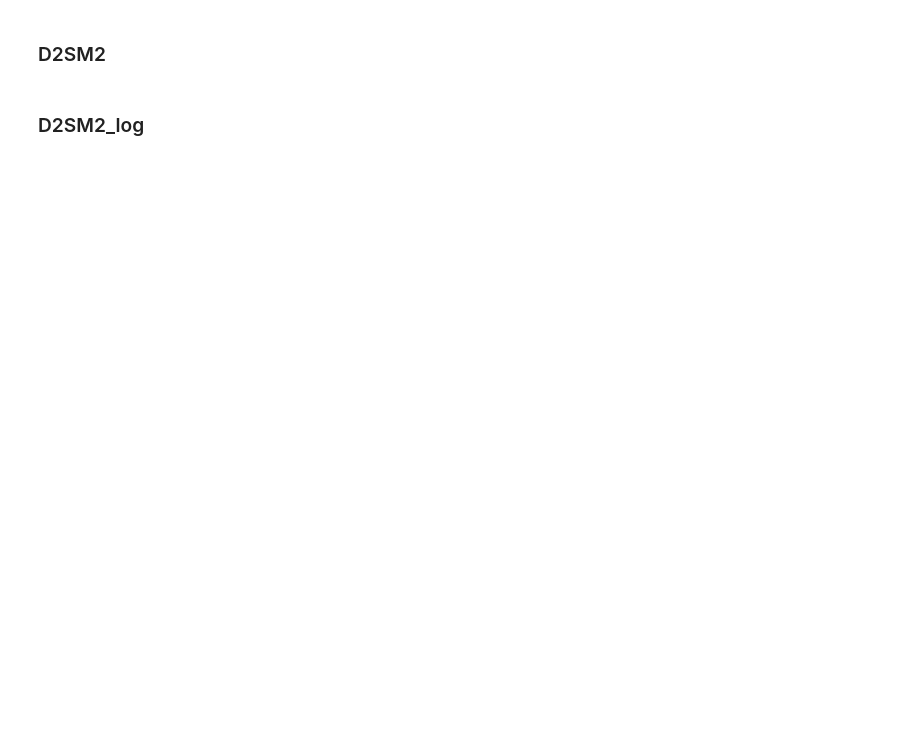
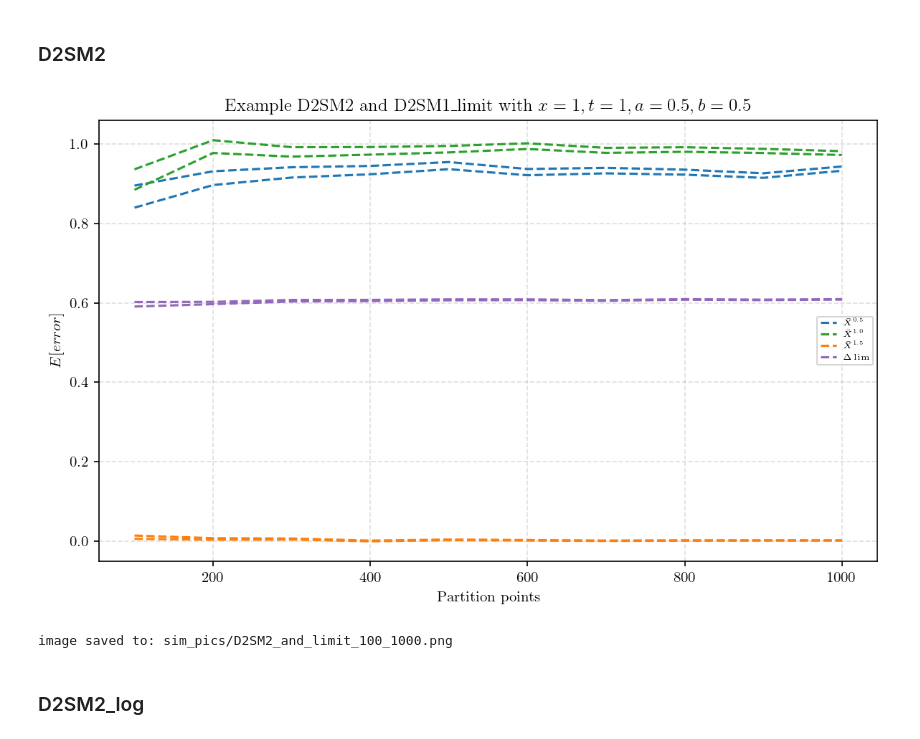
Before and after one commit to Andriyichenko/simulation, a Jupyter notebook: D2S/D2S_plot.ipynb, the cells around one changed output. Drawn from its saved outputs; the diff is of its cells as text; code cells hidden in the pictures; blank space fills up the shorter version.

```diff
--- a/D2S/D2S_plot.ipynb
+++ b/D2S/D2S_plot.ipynb
@@ -663,7 +681,7 @@ z=conf_level(a)
 A_std_df2=np.sqrt(df2['E']) #Aの標本標準偏差(SD)
 Am_std_df2=np.sqrt(df2['Em']) #Amの標本標準偏差(SD)
 A15_std_df2=np.sqrt(df2['E_1_5']) #A_1_5の標本標準偏差(SD)
-Axb_std_df3 = np.sqrt(df3['E_b']) #A_bの標本標準偏差(SD)
+Axb_std_df3 = np.sqrt(df3['Eb']) #A_bの標本標準偏差(SD)
 
 paths = 10 * (df2['points'] ** 2)
 # Standard errors of sample means
@@ -675,35 +693,38 @@ Axb_se_df3   = Axb_std_df3 / np.sqrt(paths)
 # Confidence bands
 A_up_df2     = df2['A']     + z * A_se_df2
 A_low_df2    = df2['A']     - z * A_se_df2
 Am_up_df2    = df2['Am']    + z * Am_se_df2
 Am_low_df2   = df2['Am']    - z * Am_se_df2
 A15_up_df2   = df2['A_1_5'] + z * A15_se_df2
 A15_low_df2  = df2['A_1_5'] - z * A15_se_df2
-Axb_up_df3   = df3['A_b'] + z * Axb_se_df3
-Axb_low_df3  = df3['A_b'] - z * Axb_se_df3
+Axb_up_df3   = df3['Ab'] + z * Axb_se_df3
+Axb_low_df3  = df3['Ab'] - z * Axb_se_df3
 
 
 # グラフを描画
 plt.figure(figsize=(8, 5), dpi=150)  # dpi とは Dots Per Inch を意味する
 plt.plot(df2["points"], A_up_df2, linestyle="--", color="#1f77b4", label=r"$\bar{X}^{0.5}$")
 plt.plot(df2["points"], A_low_df2, linestyle="--", color="#1f77b4")
 plt.plot(df2["points"], Am_up_df2, linestyle="--", color="#2ca02c", label=r"$\bar{X}^{1.0}$ ")
 plt.plot(df2["points"], Am_low_df2, linestyle="--", color="#2ca02c")
 plt.plot(df2["points"], A15_up_df2, linestyle="--", color="#ff7f0e", label=r"$\bar{X}^{1.5}$ ")
 plt.plot(df2["points"], A15_low_df2, linestyle="--", color="#ff7f0e")
 plt.plot(df3["points"], Axb_up_df3, linestyle="--", color="#9467bd", label=r"$\Delta\lim$ ")
 plt.plot(df3["points"], Axb_low_df3, linestyle="--", color="#9467bd")
 
 
 plt.title(r'Example D2SM2 and D2SM1_limit with $x=1,t=1,a=0.5,b=0.5$')
 plt.xlabel("Partition points")
 plt.ylabel("$E[error]$ ")
 plt.grid(True, linestyle="--", alpha=0.4)
 plt.legend(fontsize=5.5, loc='best')
 plt.tight_layout()  # 自動的にレイアウトを調整する
 plt.savefig(save_path, dpi=250, bbox_inches='tight')
 plt.show()
 print("image saved to:", save_path)
+# %% [output]
+[figure, added]
+image saved to: sim_pics/D2SM2_and_limit_100_1000.png
 # %% [markdown]
 ### D2SM2_log
 # %%
```
Also changed, not shown: parts of 9 cells of this notebook, 20 other files.
